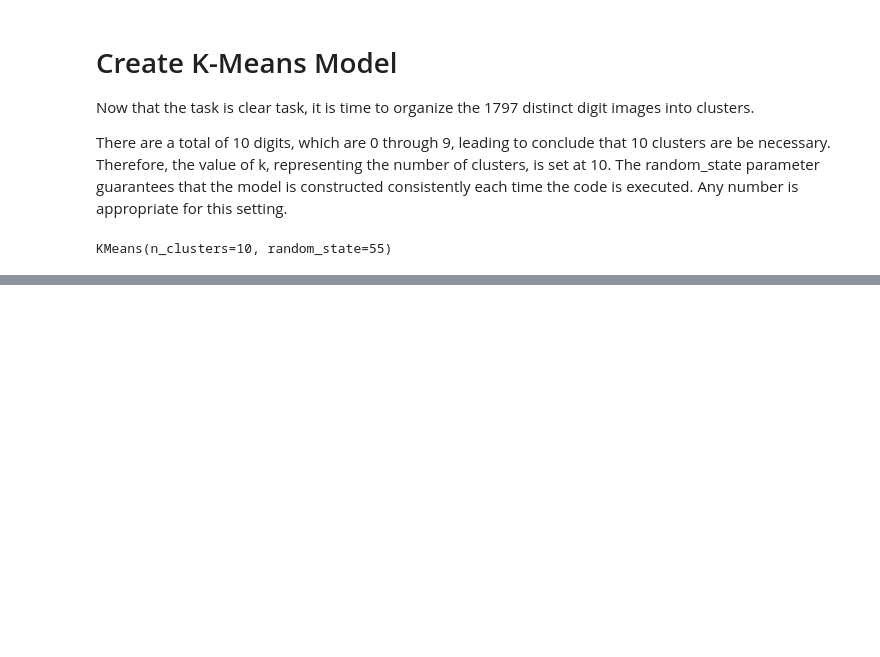
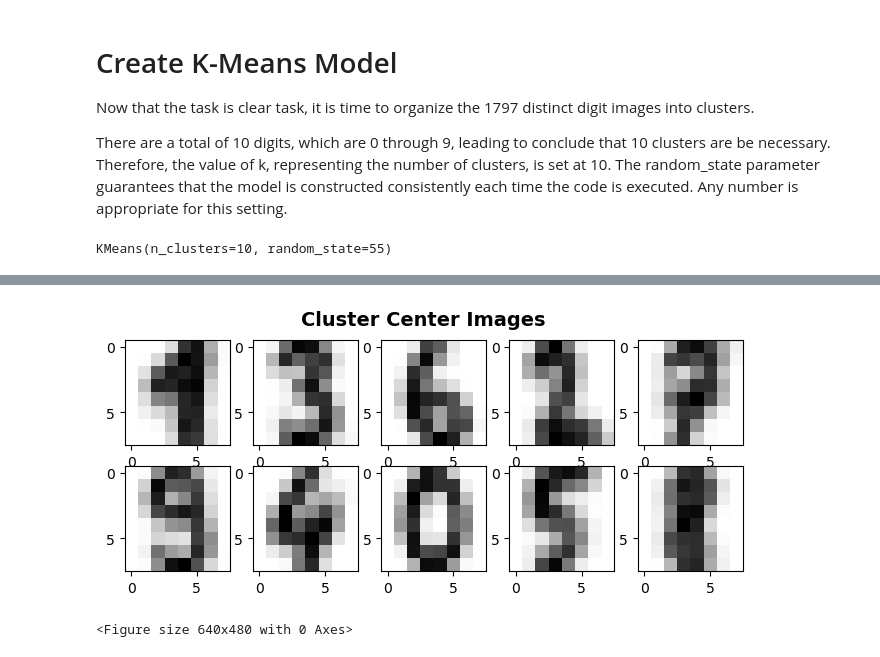
Before and after one commit to tyrantdavis/hand-writing-recognition-kmeans, a Jupyter notebook: recognition.ipynb, the cells around one changed output, grey strips where cells are left out. Cells and saved outputs as stored; diff of their text form; code cells hidden in the pictures; blank space fills up the shorter version.

Commit message:
Visualize KMeans.

```diff
--- a/recognition.ipynb
+++ b/recognition.ipynb
@@ -238,0 +260,23 @@ KMeans(n_clusters=10, random_state=55)
+# %%
+def visualize_model_centroids(kmodel):
+    fig = plt.figure(figsize=(8, 3))
+
+    fig.suptitle("Cluster Center Images", fontsize=14, fontweight="bold")
+
+    """Display each cluster center"""
+    for i in range(10):
+
+        """Generate a grid of 2X5 and arrange subplots at i+1th position"""
+        ax = fig.add_subplot(2, 5, 1 + i)
+
+        """Display images"""
+        ax.imshow(kmodel.cluster_centers_[i].reshape((8, 8)), cmap=plt.cm.binary)
+
+    plt.show()
+    plt.clf()
+
+
+visualize_model_centroids(model)
+# %% [output]
+[figure, added]
+<Figure size 640x480 with 0 Axes>
```
Also changed, not shown: parts of 2 cells of this notebook.
